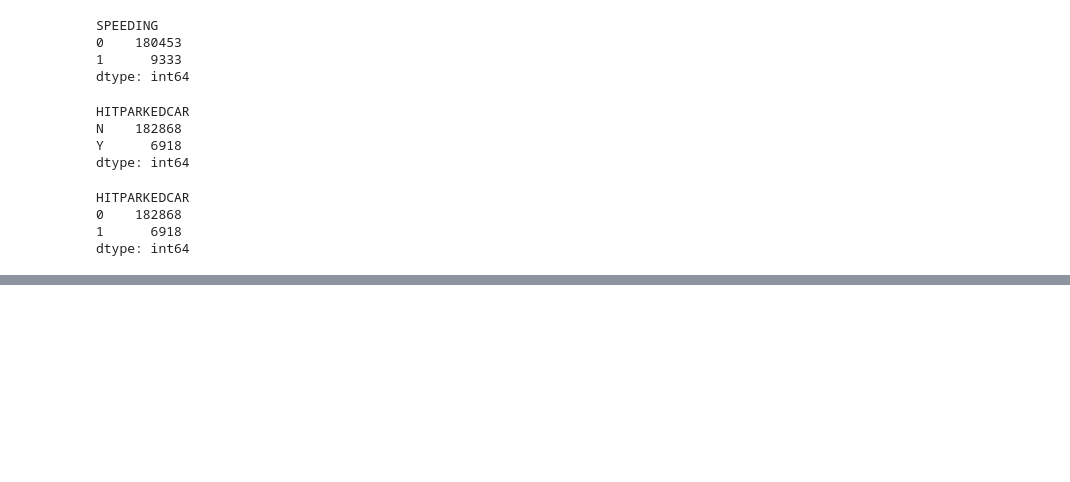
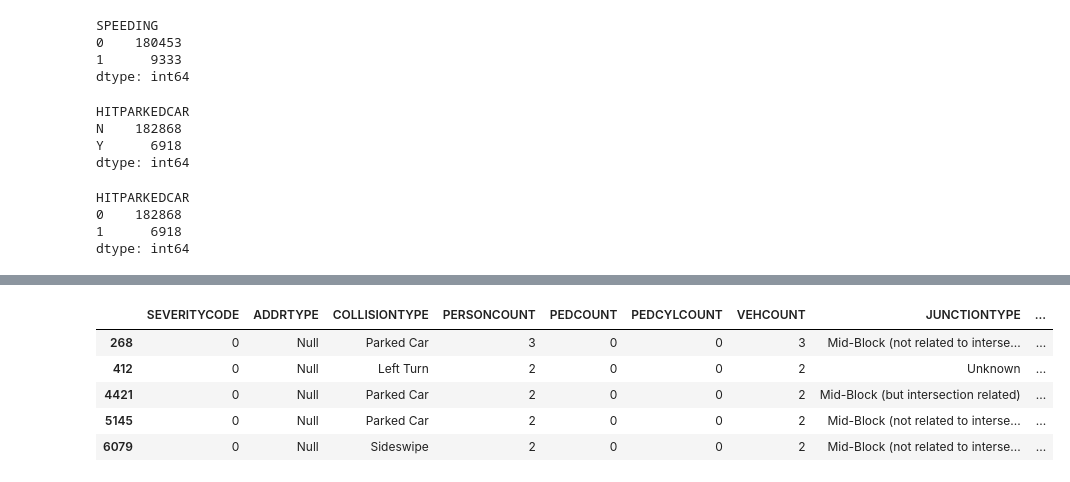
Before and after one commit to realAshkan/Coursera_Capstone, a Jupyter notebook: Capstone_ColSevPred.ipynb, the cells around one changed output, grey strips where cells are left out. Drawn from its saved outputs; the diff is of its cells as text; code cells hidden in the pictures; blank space fills up the shorter version.

```diff
--- a/Capstone_ColSevPred.ipynb
+++ b/Capstone_ColSevPred.ipynb
@@ -249,0 +603,2 @@ dtype: int64
+# %%
+cdf2 = cdf2.dropna(axis = 0, subset=['JUNCTIONTYPE'])
@@ -249,0 +607,3 @@ dtype: int64
+# %%
+cdf2 = cdf2.dropna(axis = 0, subset=['COLLISIONTYPE'])
+cdf2 = cdf2.dropna(axis = 0, subset=['ST_COLCODE'])
@@ -249,0 +612,11 @@ dtype: int64
+# %%
+cdf2[['ADDRTYPE', 'WEATHER', 'ROADCOND', 'LIGHTCOND']] = cdf2[['ADDRTYPE', 'WEATHER', 'ROADCOND', 'LIGHTCOND']].fillna(value='Null')
+# %%
+cdf2[cdf2['ADDRTYPE'] == 'Null'].head()
+# %% [output]
+|  | SEVERITYCODE | ADDRTYPE | COLLISIONTYPE | PERSONCOUNT | PEDCOUNT | PEDCYLCOUNT | VEHCOUNT | JUNCTIONTYPE | ... |
+| 268 | 0 | Null | Parked Car | 3 | 0 | 0 | 3 | Mid-Block (not related to interse... | ... |
+| 412 | 0 | Null | Left Turn | 2 | 0 | 0 | 2 | Unknown | ... |
+| 4421 | 0 | Null | Parked Car | 2 | 0 | 0 | 2 | Mid-Block (but intersection related) | ... |
+| 5145 | 0 | Null | Parked Car | 2 | 0 | 0 | 2 | Mid-Block (not related to interse... | ... |
+| 6079 | 0 | Null | Sideswipe | 2 | 0 | 0 | 2 | Mid-Block (not related to interse... | ... |
```
Also changed, not shown: parts of 129 cells of this notebook.
